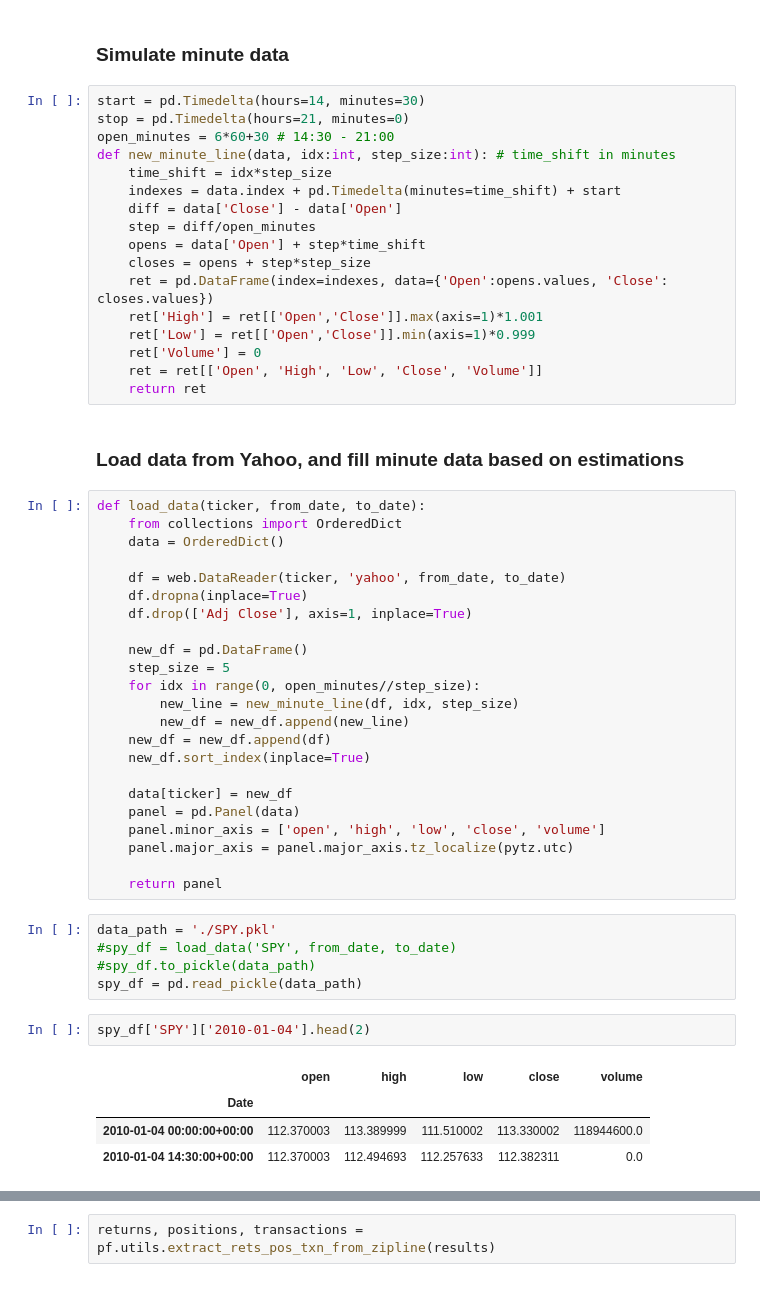
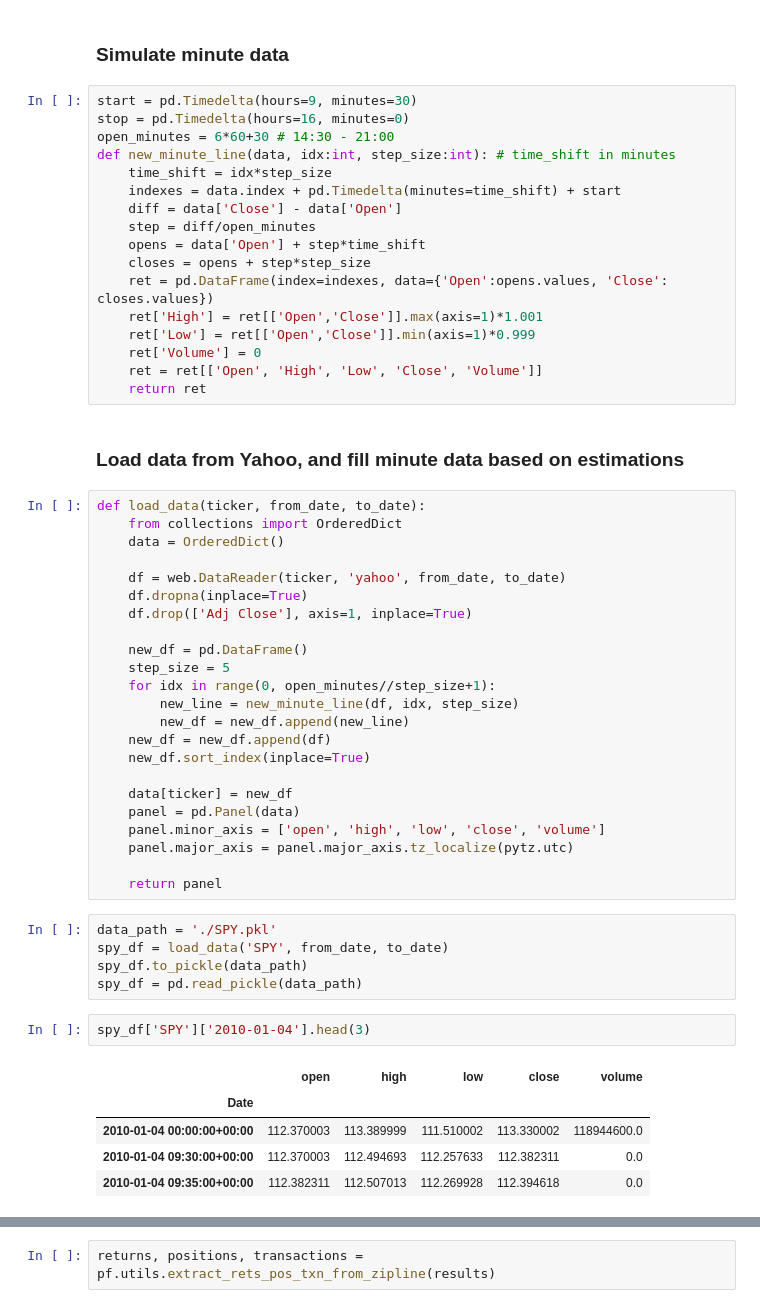
Before and after one commit to minimalgeek/DeepLearning, a Jupyter notebook: Stock/zipline/notebooks/03_Rob_Hanna_EOD_experiment.ipynb, the cells around one changed output, grey strips where cells are left out. Cells and saved outputs as stored; diff of their text form.

```diff
--- a/Stock/zipline/notebooks/03_Rob_Hanna_EOD_experiment.ipynb
+++ b/Stock/zipline/notebooks/03_Rob_Hanna_EOD_experiment.ipynb
@@ -57,8 +64,8 @@ def handle_data(context, data):
 # %% [markdown]
 ### Simulate minute data
 # %%
-start = pd.Timedelta(hours=14, minutes=30)
-stop = pd.Timedelta(hours=21, minutes=0)
+start = pd.Timedelta(hours=9, minutes=30)
+stop = pd.Timedelta(hours=16, minutes=0)
 open_minutes = 6*60+30 # 14:30 - 21:00
 def new_minute_line(data, idx:int, step_size:int): # time_shift in minutes
     time_shift = idx*step_size
@@ -86,7 +93,7 @@ def load_data(ticker, from_date, to_date):
 
     new_df = pd.DataFrame()
     step_size = 5
-    for idx in range(0, open_minutes//step_size):
+    for idx in range(0, open_minutes//step_size+1):
         new_line = new_minute_line(df, idx, step_size)
         new_df = new_df.append(new_line)
     new_df = new_df.append(df)
@@ -100,16 +107,17 @@ def load_data(ticker, from_date, to_date):
     return panel
 # %%
 data_path = './SPY.pkl'
-#spy_df = load_data('SPY', from_date, to_date)
-#spy_df.to_pickle(data_path)
+spy_df = load_data('SPY', from_date, to_date)
+spy_df.to_pickle(data_path)
 spy_df = pd.read_pickle(data_path)
 # %%
-spy_df['SPY']['2010-01-04'].head(2)
+spy_df['SPY']['2010-01-04'].head(3)
 # %% [output]
 |  | open | high | low | close | volume |
 | Date |  |  |  |  |  |
 | 2010-01-04 00:00:00+00:00 | 112.370003 | 113.389999 | 111.510002 | 113.330002 | 118944600.0 |
-| 2010-01-04 14:30:00+00:00 | 112.370003 | 112.494693 | 112.257633 | 112.382311 | 0.0 |
+| 2010-01-04 09:30:00+00:00 | 112.370003 | 112.494693 | 112.257633 | 112.382311 | 0.0 |
+| 2010-01-04 09:35:00+00:00 | 112.382311 | 112.507013 | 112.269928 | 112.394618 | 0.0 |
 # %%
 spy_df['SPY']['2010-01-04'].tail(1)
 # %% [output]
```
Also changed, not shown: parts of 6 cells of this notebook, 3 other files.
